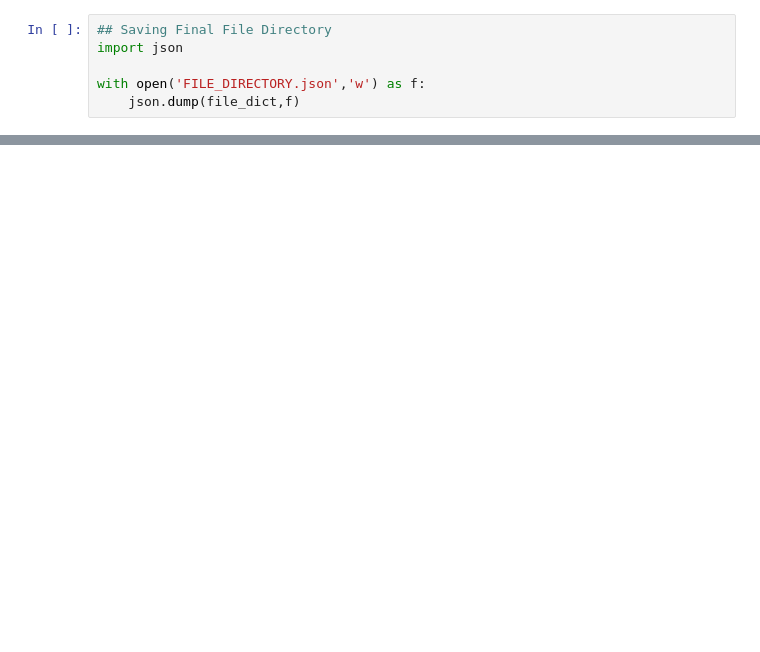
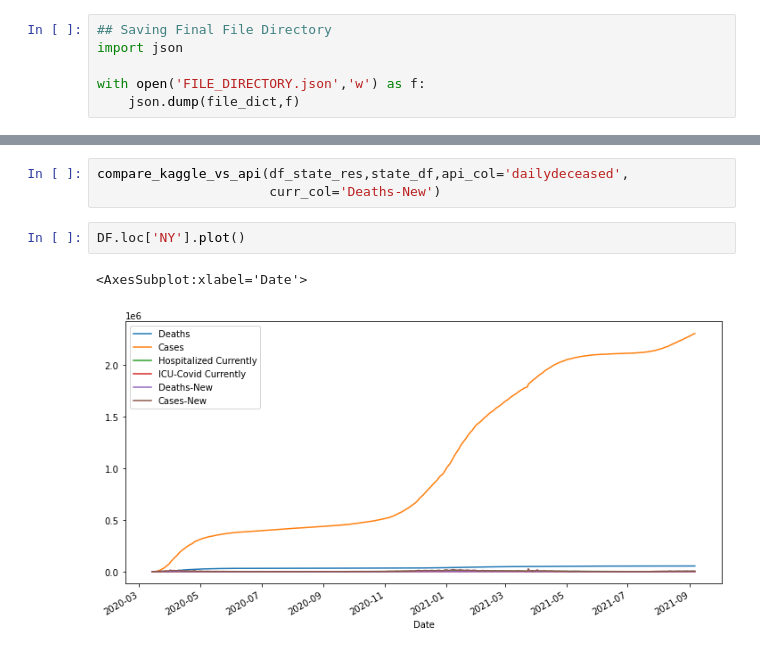
Before and after one commit to jirvingphd/predicting-the-pandemic, a Jupyter notebook: 1_Data Acquisition & Comparing Sources.ipynb, the cells around one changed output, grey strips where cells are left out. Drawn from its saved outputs; the diff is of its cells as text; blank space fills up the shorter version.

```diff
--- a/1_Data Acquisition & Comparing Sources.ipynb
+++ b/1_Data Acquisition & Comparing Sources.ipynb
@@ -1335,0 +1608,8 @@ with open('FILE_DIRECTORY.json','w') as f:
+# %%
+compare_kaggle_vs_api(df_state_res,state_df,api_col='dailydeceased',
+                      curr_col='Deaths-New')
+# %%
+DF.loc['NY'].plot()
+# %% [output]
+<AxesSubplot:xlabel='Date'>
+[figure, added]
```
Also changed, not shown: parts of 56 cells of this notebook, 11 other files.
